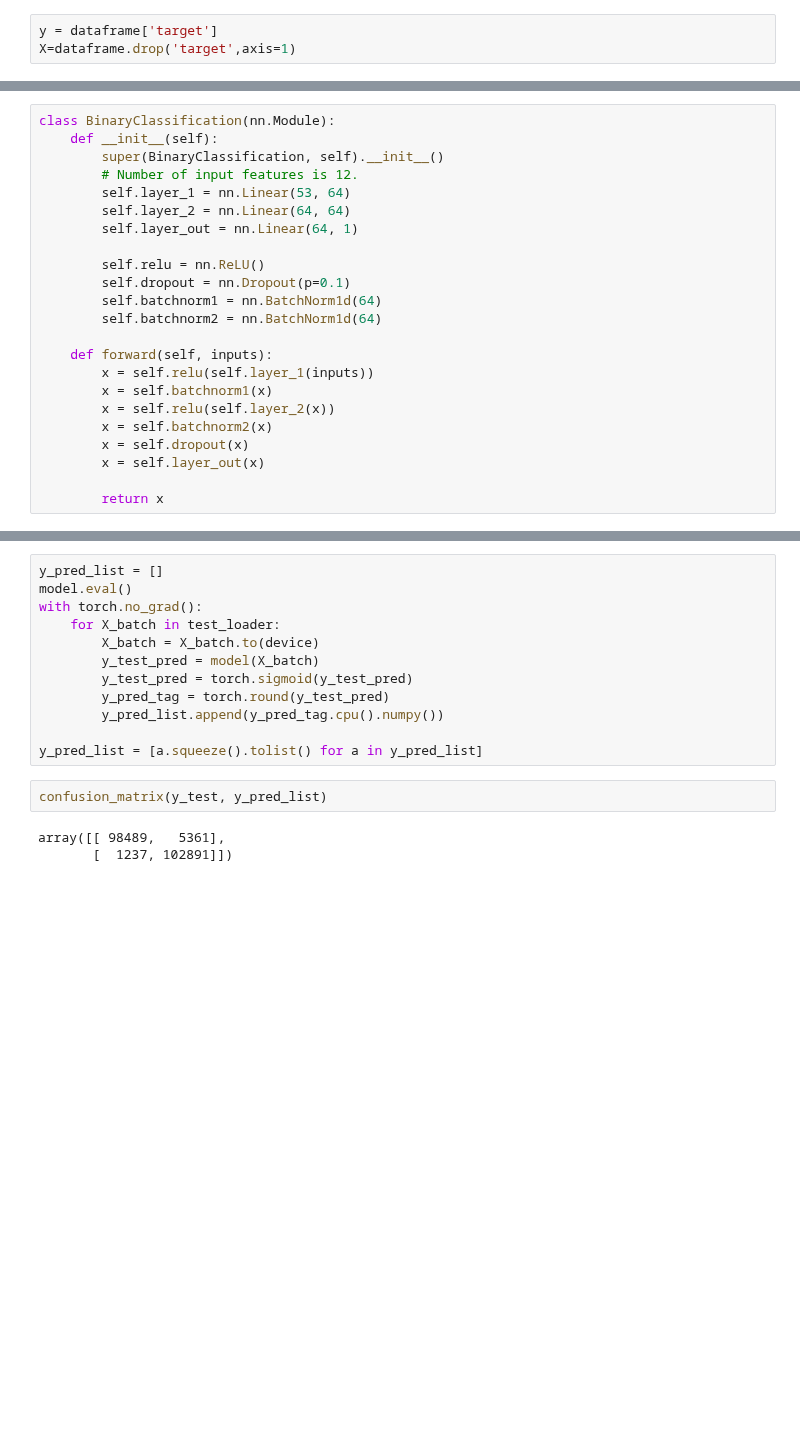
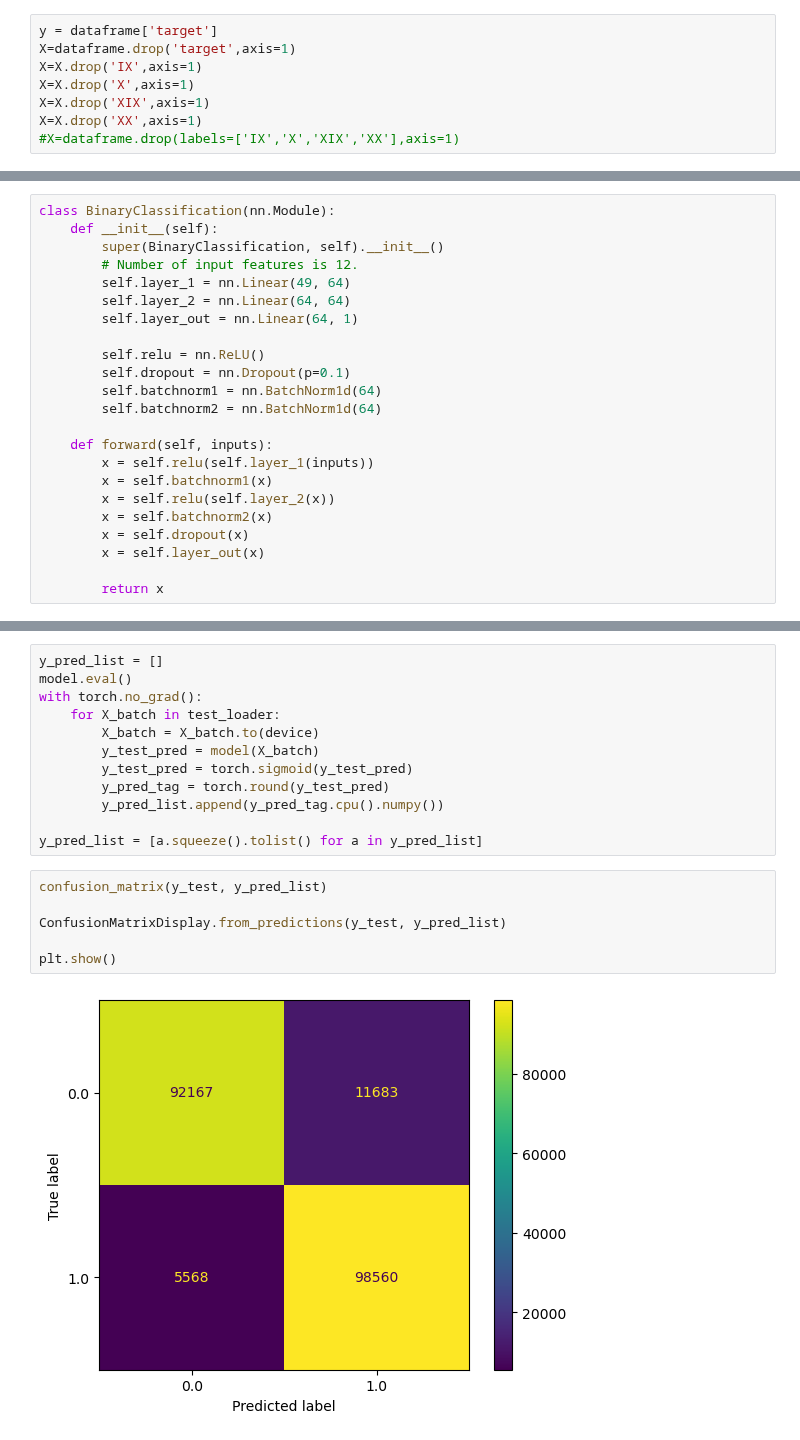
Before and after one commit to TimothiTsui/Anti_Suicide_Squad, a Jupyter notebook: model_pytorch.ipynb, the cells around one changed output, grey strips where cells are left out. Cells and saved outputs as stored; diff of their text form; blank space fills up the shorter version.

```diff
--- a/model_pytorch.ipynb
+++ b/model_pytorch.ipynb
@@ -24,6 +24,11 @@ dataframe = dataframe.drop('index',axis=1)
 # %%
 y = dataframe['target']
 X=dataframe.drop('target',axis=1)
+X=X.drop('IX',axis=1)
+X=X.drop('X',axis=1)
+X=X.drop('XIX',axis=1)
+X=X.drop('XX',axis=1)
+#X=dataframe.drop(labels=['IX','X','XIX','XX'],axis=1)
 # %%
 X_train, X_test, y_train, y_test = train_test_split(X, y, test_size=0.33, random_state=69)
 # %%
@@ -78,7 +83,7 @@ class BinaryClassification(nn.Module):
     def __init__(self):
         super(BinaryClassification, self).__init__()
         # Number of input features is 12.
-        self.layer_1 = nn.Linear(53, 64)
+        self.layer_1 = nn.Linear(49, 64)
         self.layer_2 = nn.Linear(64, 64)
         self.layer_out = nn.Linear(64, 1)
 
@@ -180,9 +185,12 @@ with torch.no_grad():
 y_pred_list = [a.squeeze().tolist() for a in y_pred_list]
 # %%
 confusion_matrix(y_test, y_pred_list)
+
+ConfusionMatrixDisplay.from_predictions(y_test, y_pred_list)
+
+plt.show()
 # %% [output]
-array([[ 98489,   5361],
-       [  1237, 102891]])
+[figure, added]
 # %%
 print(classification_report(y_test, y_pred_list))
 # %% [output]
```
Also changed, not shown: parts of 4 cells of this notebook, 4 other files.
